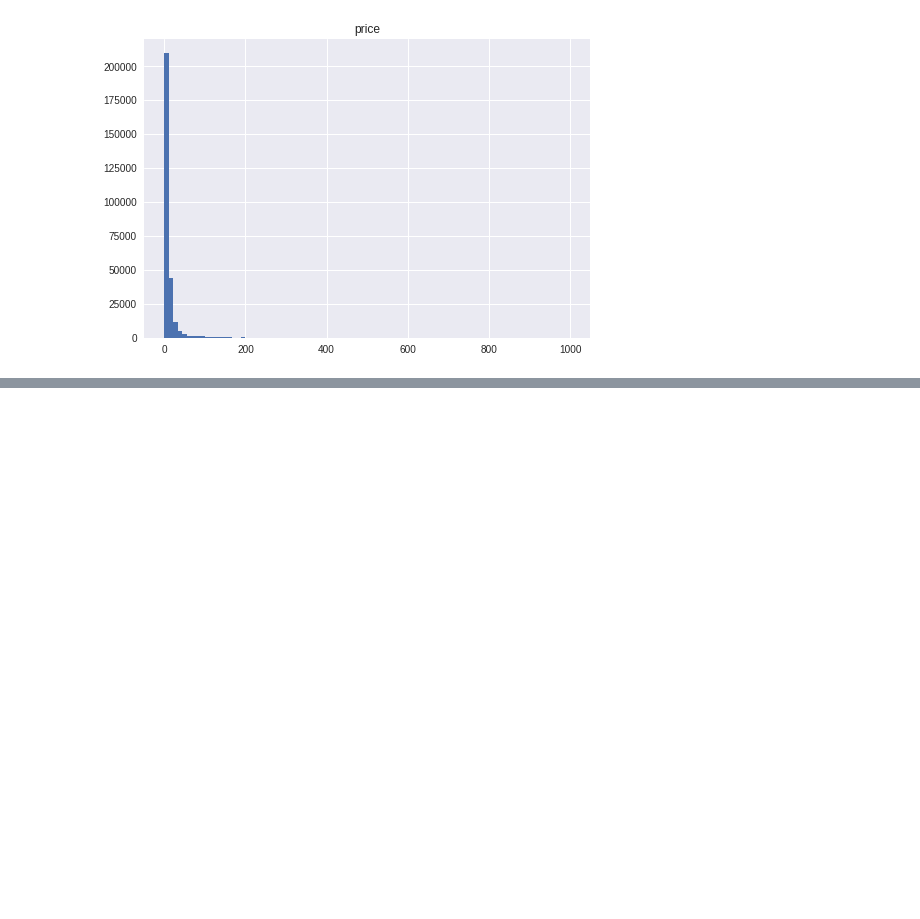
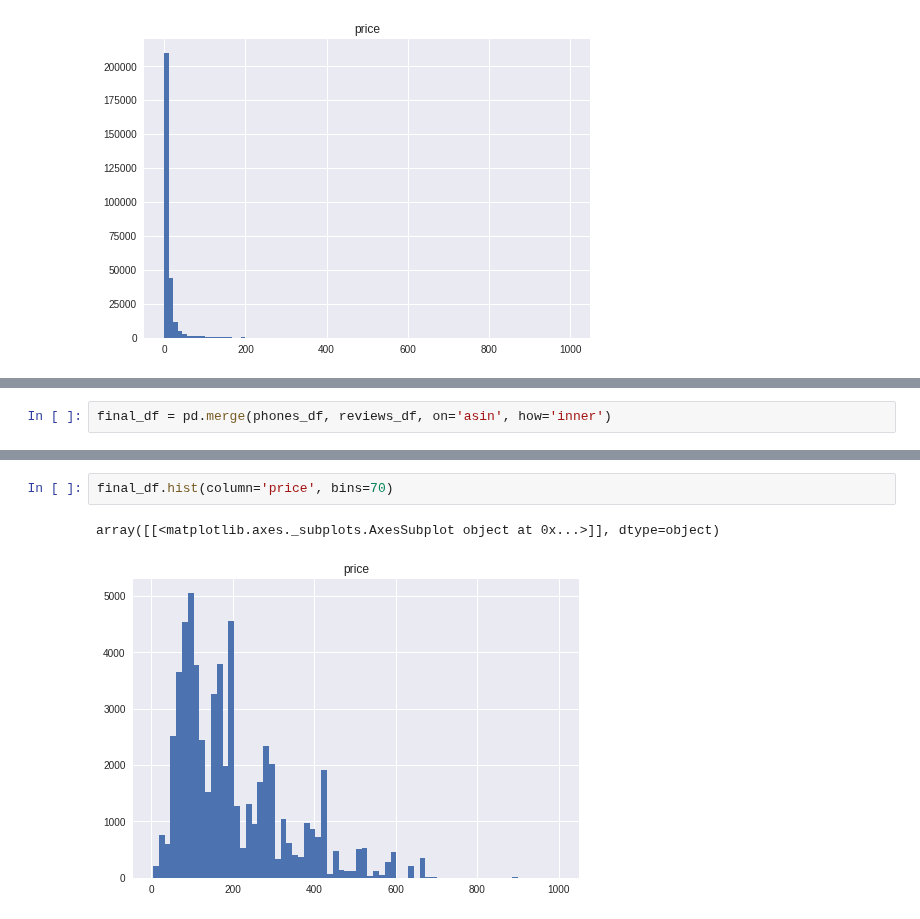
Before and after one commit to MsSquirrel/ADA---MAK, a Jupyter notebook: Project/kristina_project.ipynb, the cells around one changed output, grey strips where cells are left out. Drawn from its saved outputs; the diff is of its cells as text; blank space fills up the shorter version.

```diff
--- a/Project/kristina_project.ipynb
+++ b/Project/kristina_project.ipynb
@@ -125,0 +214,2 @@ array([[<matplotlib.axes._subplots.AxesSubplot object at 0x...>]], dtype=object)
+# %%
+final_df = pd.merge(phones_df, reviews_df, on='asin', how='inner')
@@ -125,0 +225,5 @@ array([[<matplotlib.axes._subplots.AxesSubplot object at 0x...>]], dtype=object)
+# %%
+final_df.hist(column='price', bins=70)
+# %% [output]
+array([[<matplotlib.axes._subplots.AxesSubplot object at 0x...>]], dtype=object)
+[figure, added]
```
Also changed, not shown: parts of 18 cells of this notebook.
